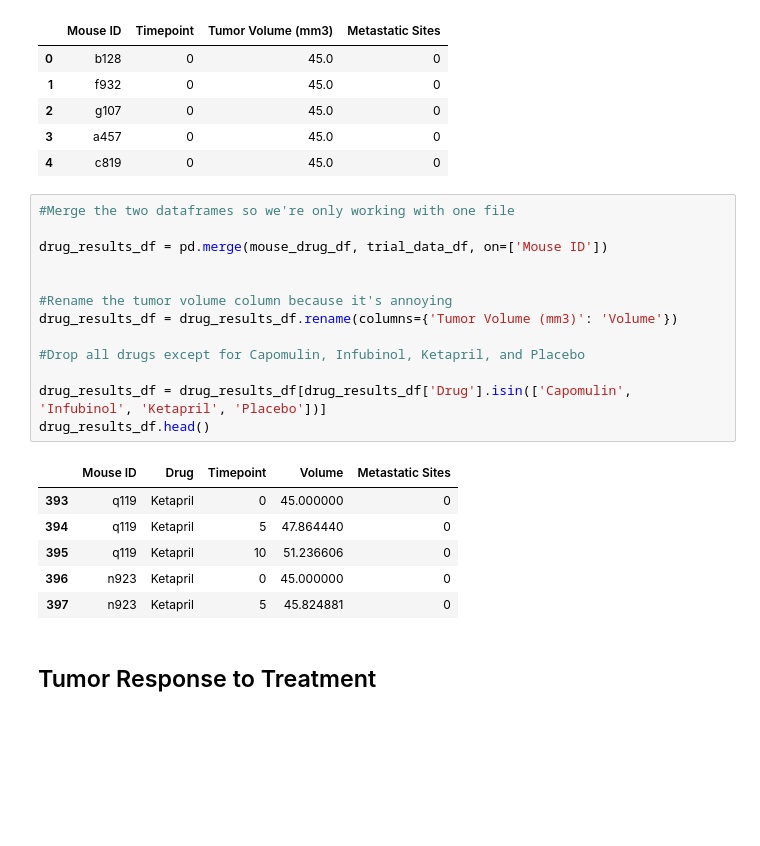
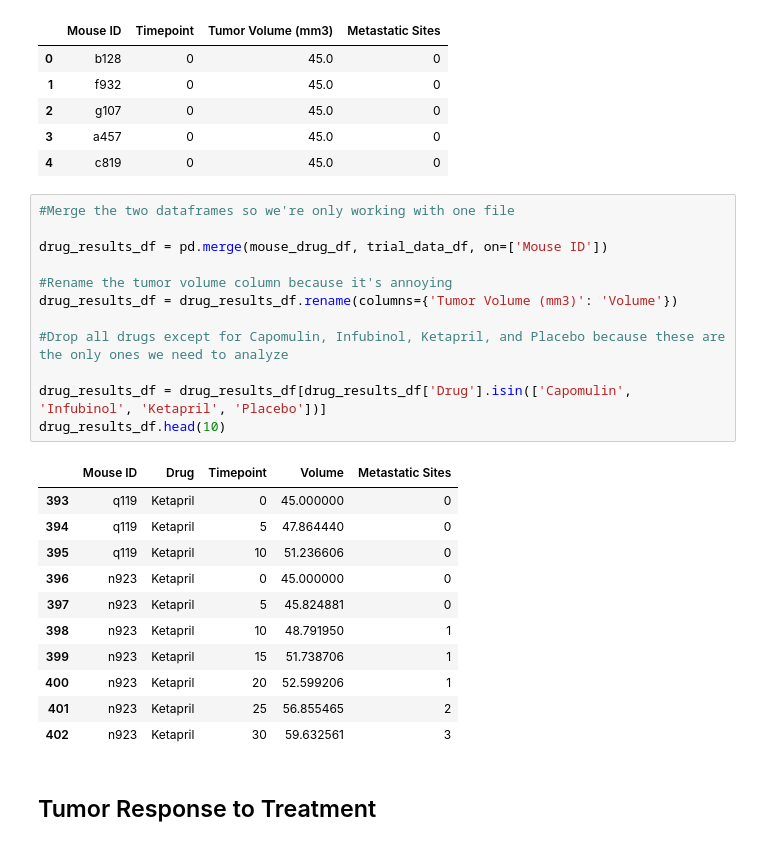
Before and after one commit to shuck0407/Pymaceuticals-Work, a Jupyter notebook: Huckleberry_pymaceuticals.ipynb, the cells around one changed output. Saved outputs shown, nothing was run; the diff lists cells and outputs as text; blank space fills up the shorter version.

```diff
--- a/Huckleberry_pymaceuticals.ipynb
+++ b/Huckleberry_pymaceuticals.ipynb
@@ -37,23 +37,27 @@ trial_data_df.head()
 # %%
 #Merge the two dataframes so we're only working with one file
 
 drug_results_df = pd.merge(mouse_drug_df, trial_data_df, on=['Mouse ID'])
 
-
 #Rename the tumor volume column because it's annoying
 drug_results_df = drug_results_df.rename(columns={'Tumor Volume (mm3)': 'Volume'})
 
-#Drop all drugs except for Capomulin, Infubinol, Ketapril, and Placebo
+#Drop all drugs except for Capomulin, Infubinol, Ketapril, and Placebo because these are the only ones we need to analyze
 
 drug_results_df = drug_results_df[drug_results_df['Drug'].isin(['Capomulin', 'Infubinol', 'Ketapril', 'Placebo'])]
-drug_results_df.head()
+drug_results_df.head(10)
 # %% [output]
 |  | Mouse ID | Drug | Timepoint | Volume | Metastatic Sites |
 | 393 | q119 | Ketapril | 0 | 45.000000 | 0 |
 | 394 | q119 | Ketapril | 5 | 47.864440 | 0 |
 | 395 | q119 | Ketapril | 10 | 51.236606 | 0 |
 | 396 | n923 | Ketapril | 0 | 45.000000 | 0 |
 | 397 | n923 | Ketapril | 5 | 45.824881 | 0 |
+| 398 | n923 | Ketapril | 10 | 48.791950 | 1 |
+| 399 | n923 | Ketapril | 15 | 51.738706 | 1 |
+| 400 | n923 | Ketapril | 20 | 52.599206 | 1 |
+| 401 | n923 | Ketapril | 25 | 56.855465 | 2 |
+| 402 | n923 | Ketapril | 30 | 59.632561 | 3 |
 # %% [markdown]
 ## Tumor Response to Treatment
 # %%
```
Also changed, not shown: parts of 16 cells of this notebook.
